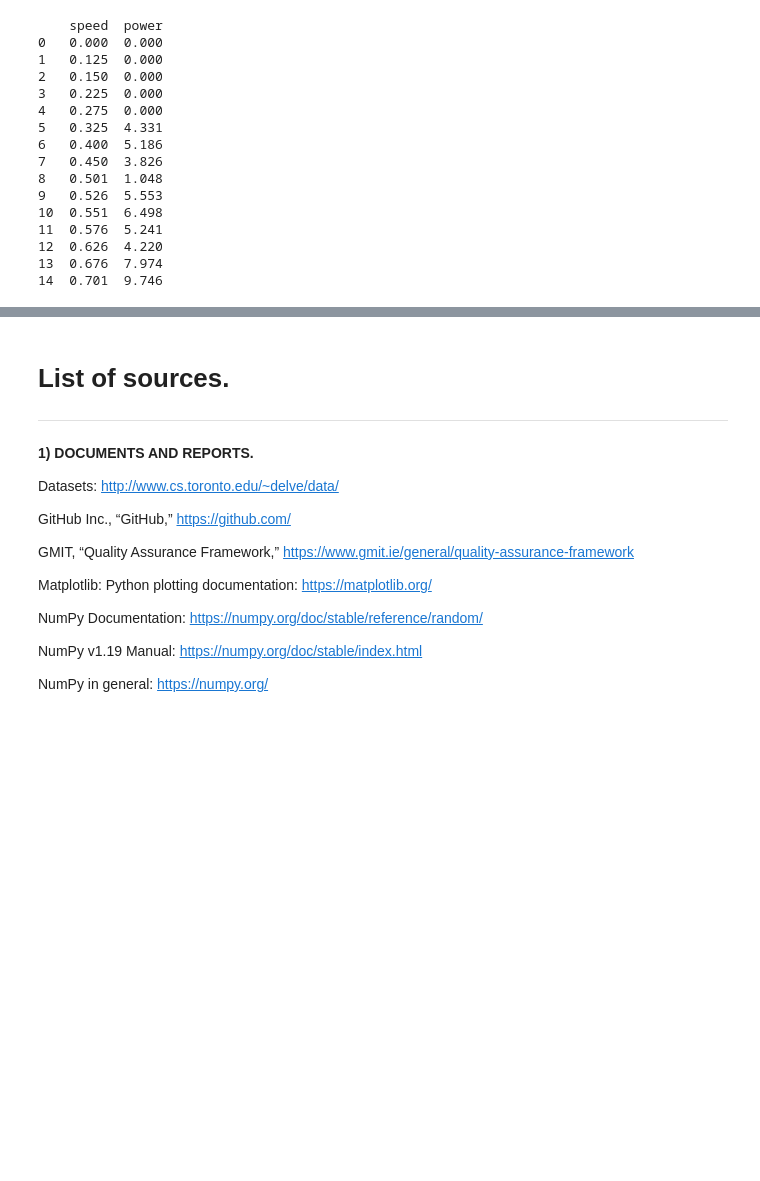
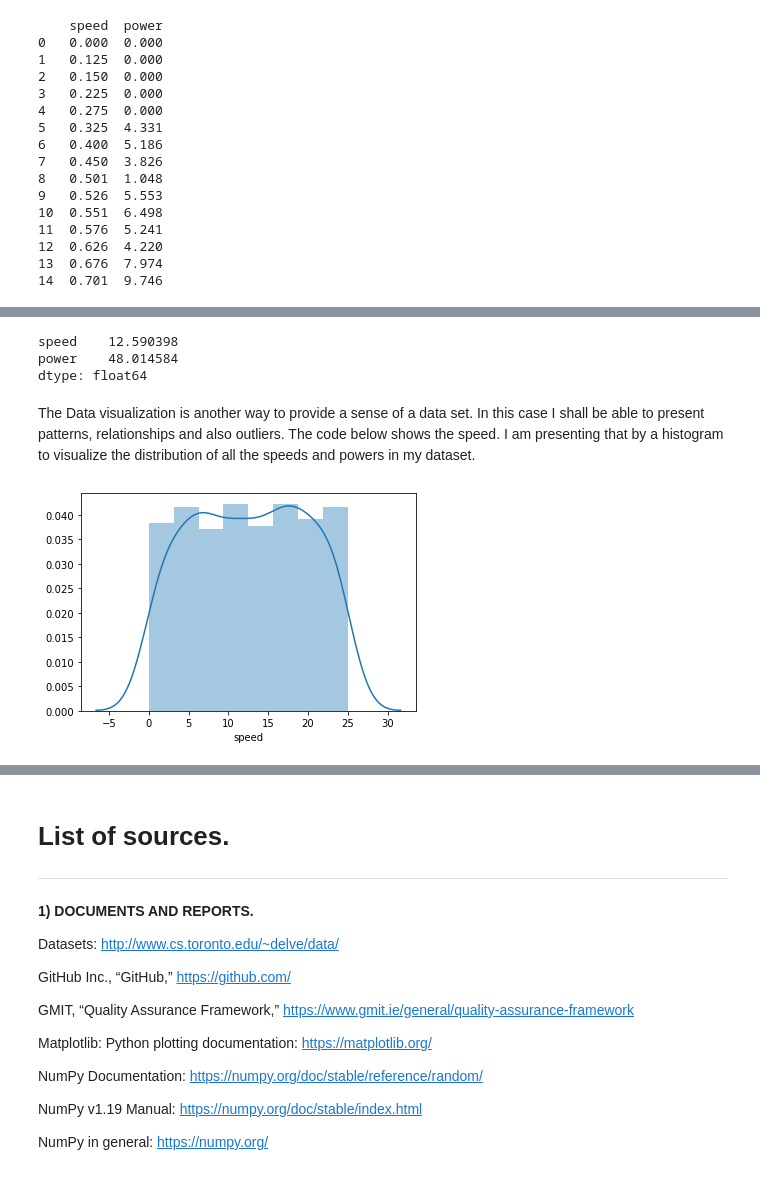
Before and after one commit to adrianberski/Fundamentals_of_Data_Analysis, a Jupyter notebook: Project/Project.ipynb, the cells around one changed output, grey strips where cells are left out. Cells and saved outputs as stored; diff of their text form; code cells hidden in the pictures; blank space fills up the shorter version.

```diff
--- a/Project/Project.ipynb
+++ b/Project/Project.ipynb
@@ -52,0 +58,15 @@ print(powerproduction.head(15))
+# %%
+np.mean(powerproduction)
+# %% [output]
+speed    12.590398
+power    48.014584
+dtype: float64
+# %% [markdown]
+The Data visualization is another way to provide a sense of a data set. In this case I shall be able to present patterns, relationships and also outliers. The code below shows the speed. I am presenting that by a histogram to visualize the distribution of all the speeds and powers in my dataset.
+# %%
+speed = powerproduction["speed"]
+sns.distplot(speed)
+
+plt.show()
+# %% [output]
+[figure, added]
```
Also changed, not shown: parts of 3 cells of this notebook.
